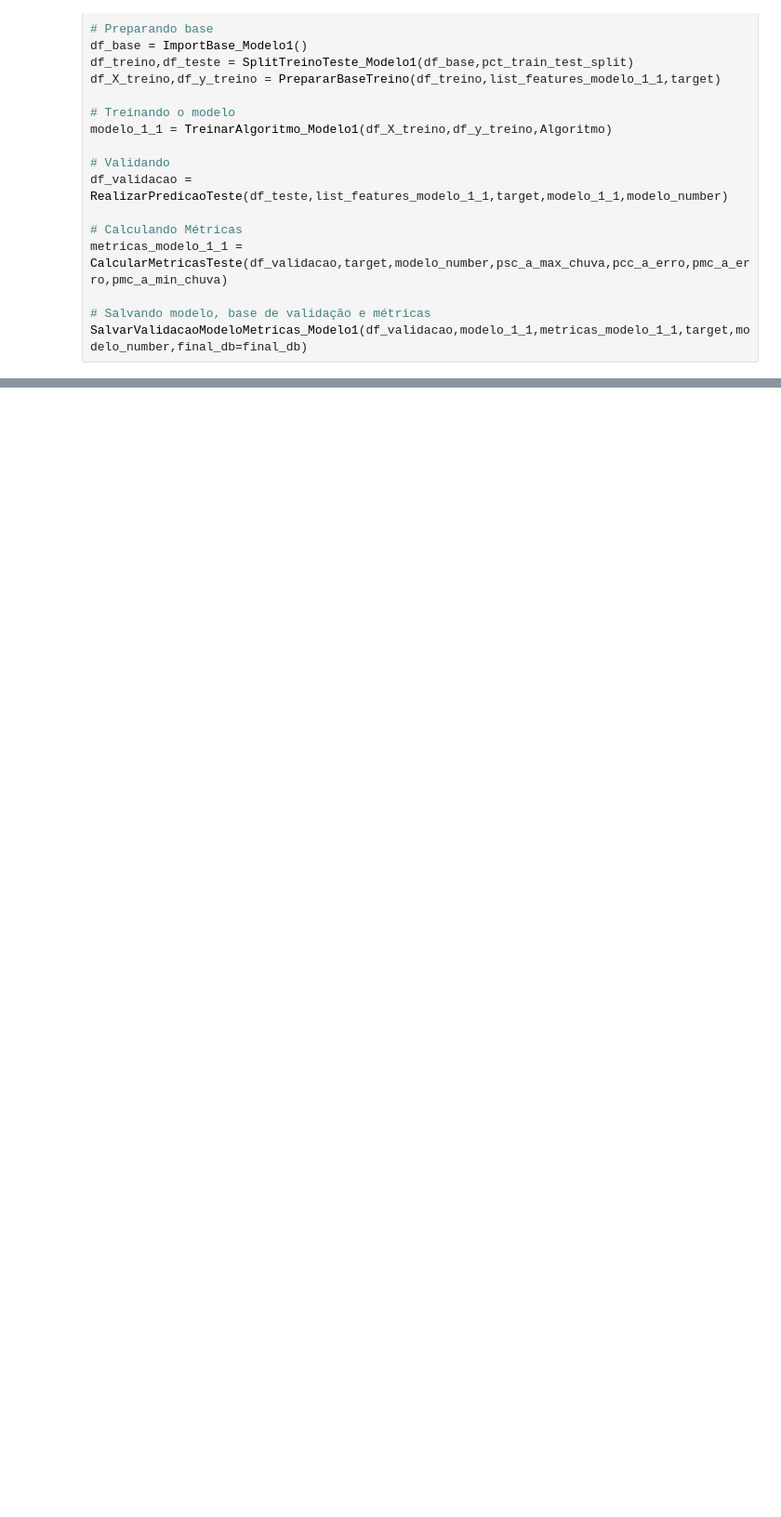
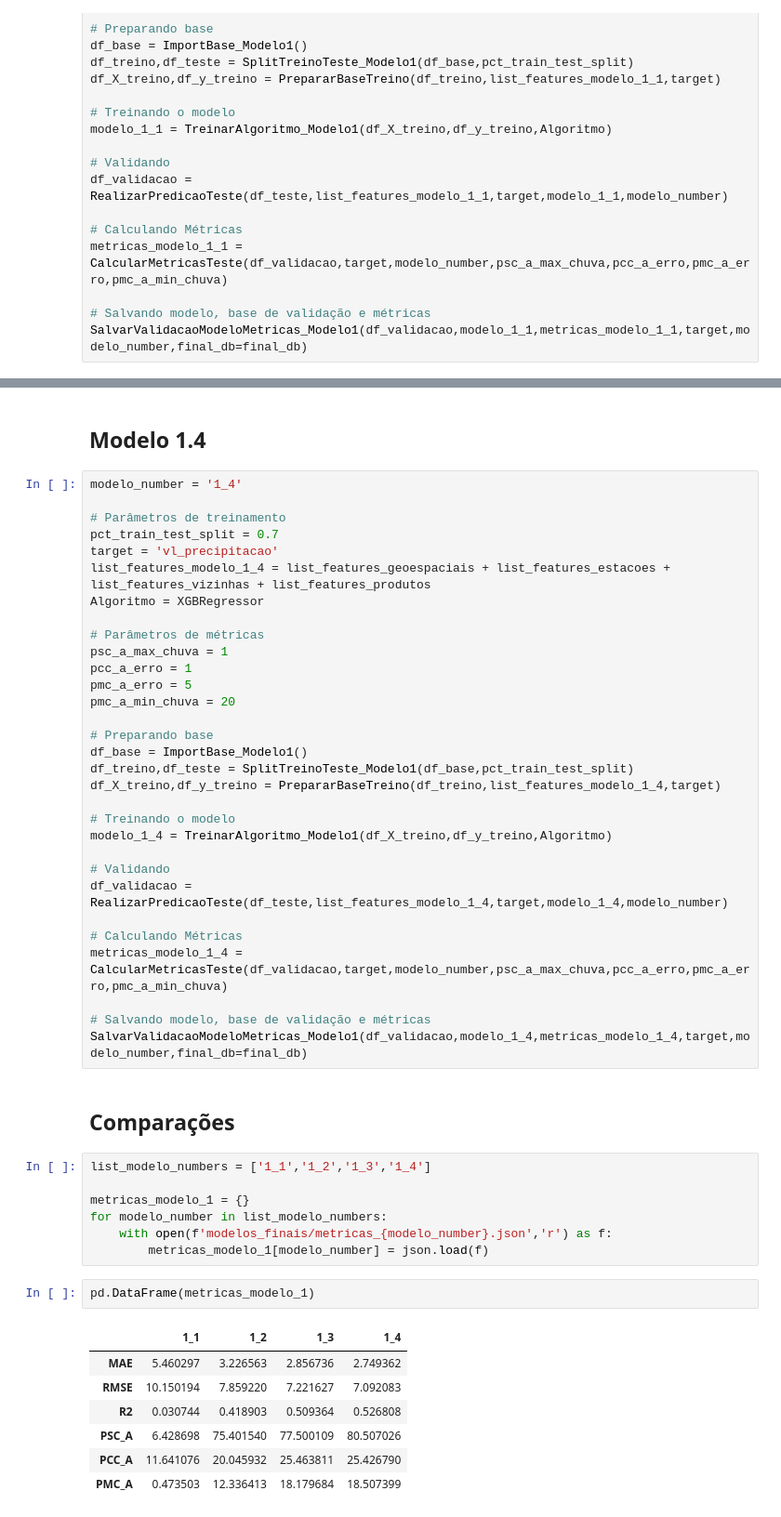
Before and after one commit to mateus-santos-rocha/doutorado, a Jupyter notebook: 4.modelling.ipynb, the cells around one changed output, grey strips where cells are left out. Shown at 93% size. Cells and saved outputs as stored; diff of their text form; blank space fills up the shorter version.

```diff
--- a/4.modelling.ipynb
+++ b/4.modelling.ipynb
@@ -171,0 +238,52 @@ SalvarValidacaoModeloMetricas_Modelo1(df_validacao,modelo_1_1,metricas_modelo_1_
+# %% [markdown]
+## Modelo 1.4
+# %%
+modelo_number = '1_4'
+
+# Parâmetros de treinamento
+pct_train_test_split = 0.7
+target = 'vl_precipitacao'
+list_features_modelo_1_4 = list_features_geoespaciais + list_features_estacoes + list_features_vizinhas + list_features_produtos
+Algoritmo = XGBRegressor
+
+# Parâmetros de métricas
+psc_a_max_chuva = 1
+pcc_a_erro = 1
+pmc_a_erro = 5
+pmc_a_min_chuva = 20
+
+# Preparando base
+df_base = ImportBase_Modelo1()
+df_treino,df_teste = SplitTreinoTeste_Modelo1(df_base,pct_train_test_split)
+df_X_treino,df_y_treino = PrepararBaseTreino(df_treino,list_features_modelo_1_4,target)
+
+# Treinando o modelo
+modelo_1_4 = TreinarAlgoritmo_Modelo1(df_X_treino,df_y_treino,Algoritmo)
+
+# Validando
+df_validacao = RealizarPredicaoTeste(df_teste,list_features_modelo_1_4,target,modelo_1_4,modelo_number)
+
+# Calculando Métricas
+metricas_modelo_1_4 = CalcularMetricasTeste(df_validacao,target,modelo_number,psc_a_max_chuva,pcc_a_erro,pmc_a_erro,pmc_a_min_chuva)
+
+# Salvando modelo, base de validação e métricas
+SalvarValidacaoModeloMetricas_Modelo1(df_validacao,modelo_1_4,metricas_modelo_1_4,target,modelo_number,final_db=final_db)
+# %% [markdown]
+## Comparações
+# %%
+list_modelo_numbers = ['1_1','1_2','1_3','1_4']
+
+metricas_modelo_1 = {}
+for modelo_number in list_modelo_numbers:
+    with open(f'modelos_finais/metricas_{modelo_number}.json','r') as f:
+        metricas_modelo_1[modelo_number] = json.load(f)
+# %%
+pd.DataFrame(metricas_modelo_1)
+# %% [output]
+|  | 1_1 | 1_2 | 1_3 | 1_4 |
+| MAE | 5.460297 | 3.226563 | 2.856736 | 2.749362 |
+| RMSE | 10.150194 | 7.859220 | 7.221627 | 7.092083 |
+| R2 | 0.030744 | 0.418903 | 0.509364 | 0.526808 |
+| PSC_A | 6.428698 | 75.401540 | 77.500109 | 80.507026 |
+| PCC_A | 11.641076 | 20.045932 | 25.463811 | 25.426790 |
+| PMC_A | 0.473503 | 12.336413 | 18.179684 | 18.507399 |
```
Also changed, not shown: parts of 27 cells of this notebook.
